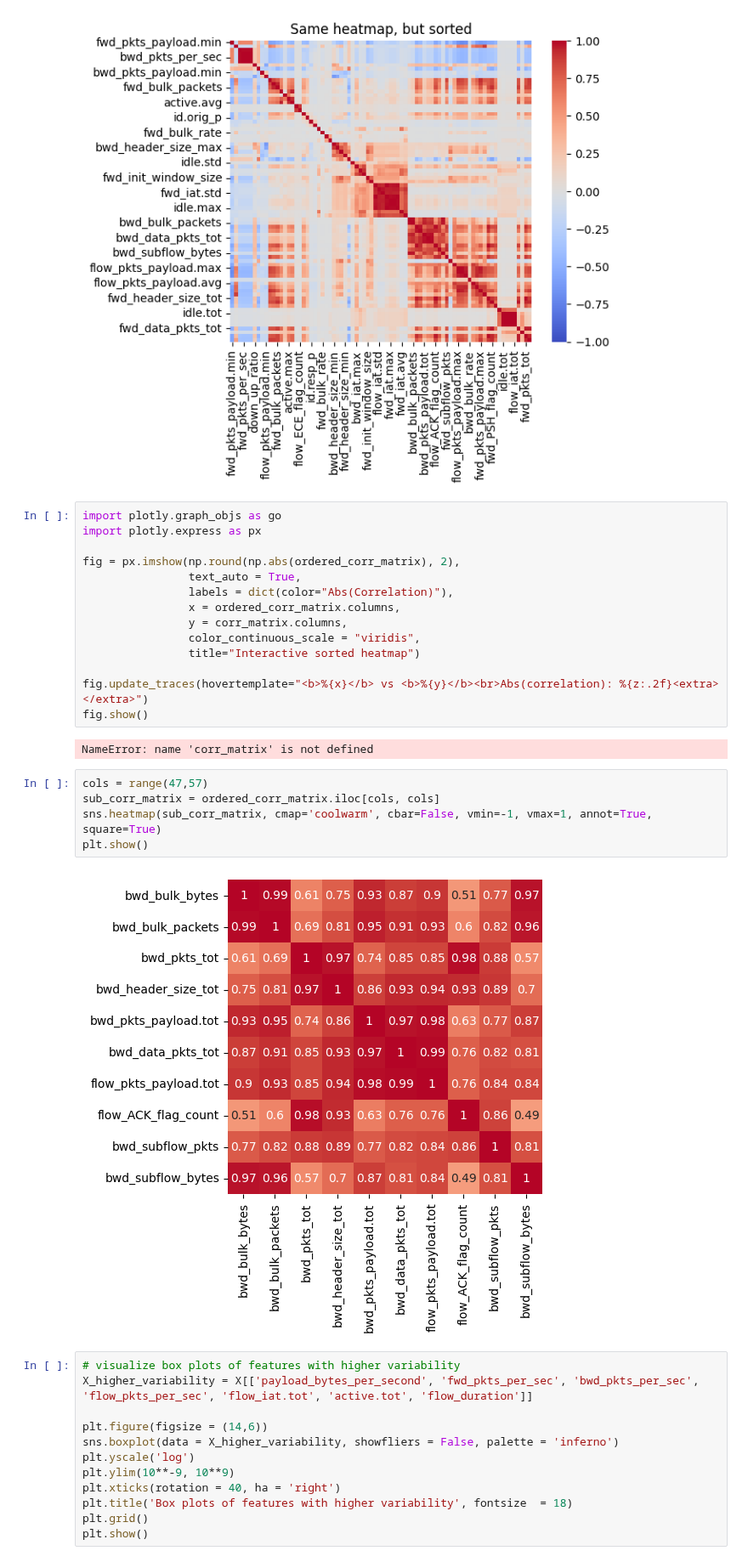
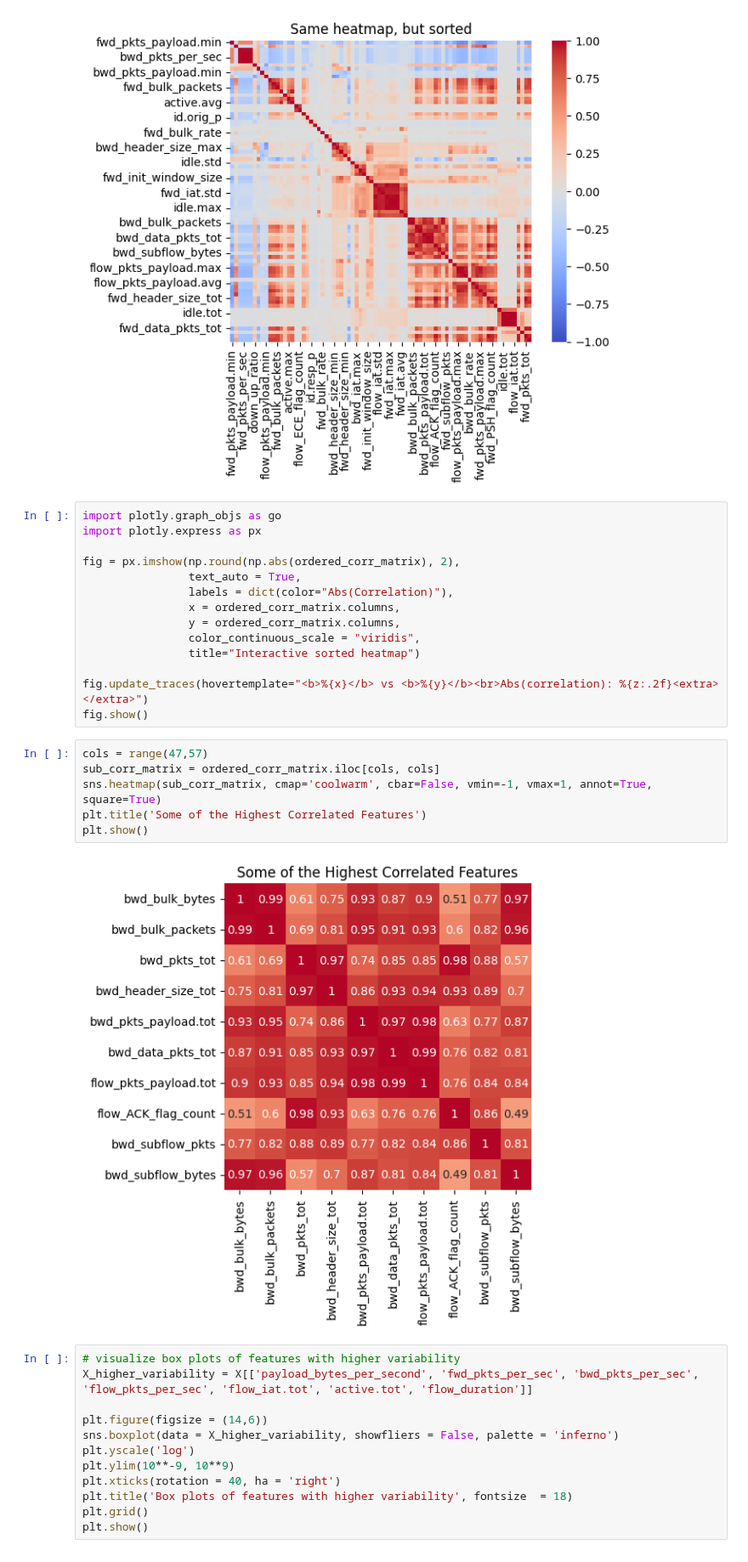
Before and after one commit to connormcmanigal/IoT-IDS-VAE-Classification, a Jupyter notebook: report.ipynb, the cells around one changed output. Shown at 85% size. Cells and saved outputs as stored; diff of their text form.

```diff
--- a/report.ipynb
+++ b/report.ipynb
@@ -149,21 +152,20 @@ fig = px.imshow(np.round(np.abs(ordered_corr_matrix), 2),
                 text_auto = True,
                 labels = dict(color="Abs(Correlation)"),
                 x = ordered_corr_matrix.columns,
-                y = corr_matrix.columns,
+                y = ordered_corr_matrix.columns,
                 color_continuous_scale = "viridis",
                 title="Interactive sorted heatmap")
 
 fig.update_traces(hovertemplate="<b>%{x}</b> vs <b>%{y}</b><br>Abs(correlation): %{z:.2f}<extra></extra>")
 fig.show()
-# %% [output]
-NameError: name 'corr_matrix' is not defined
 # %%
 cols = range(47,57)
 sub_corr_matrix = ordered_corr_matrix.iloc[cols, cols]
 sns.heatmap(sub_corr_matrix, cmap='coolwarm', cbar=False, vmin=-1, vmax=1, annot=True, square=True)
+plt.title('Some of the Highest Correlated Features')
 plt.show()
 # %% [output]
-[figure, old version]
+[figure, new version]
 # %%
 # visualize box plots of features with higher variability
 X_higher_variability = X[['payload_bytes_per_second', 'fwd_pkts_per_sec', 'bwd_pkts_per_sec', 'flow_pkts_per_sec', 'flow_iat.tot', 'active.tot', 'flow_duration']]
```
Also changed, not shown: parts of 9 cells of this notebook, 1 other file.
